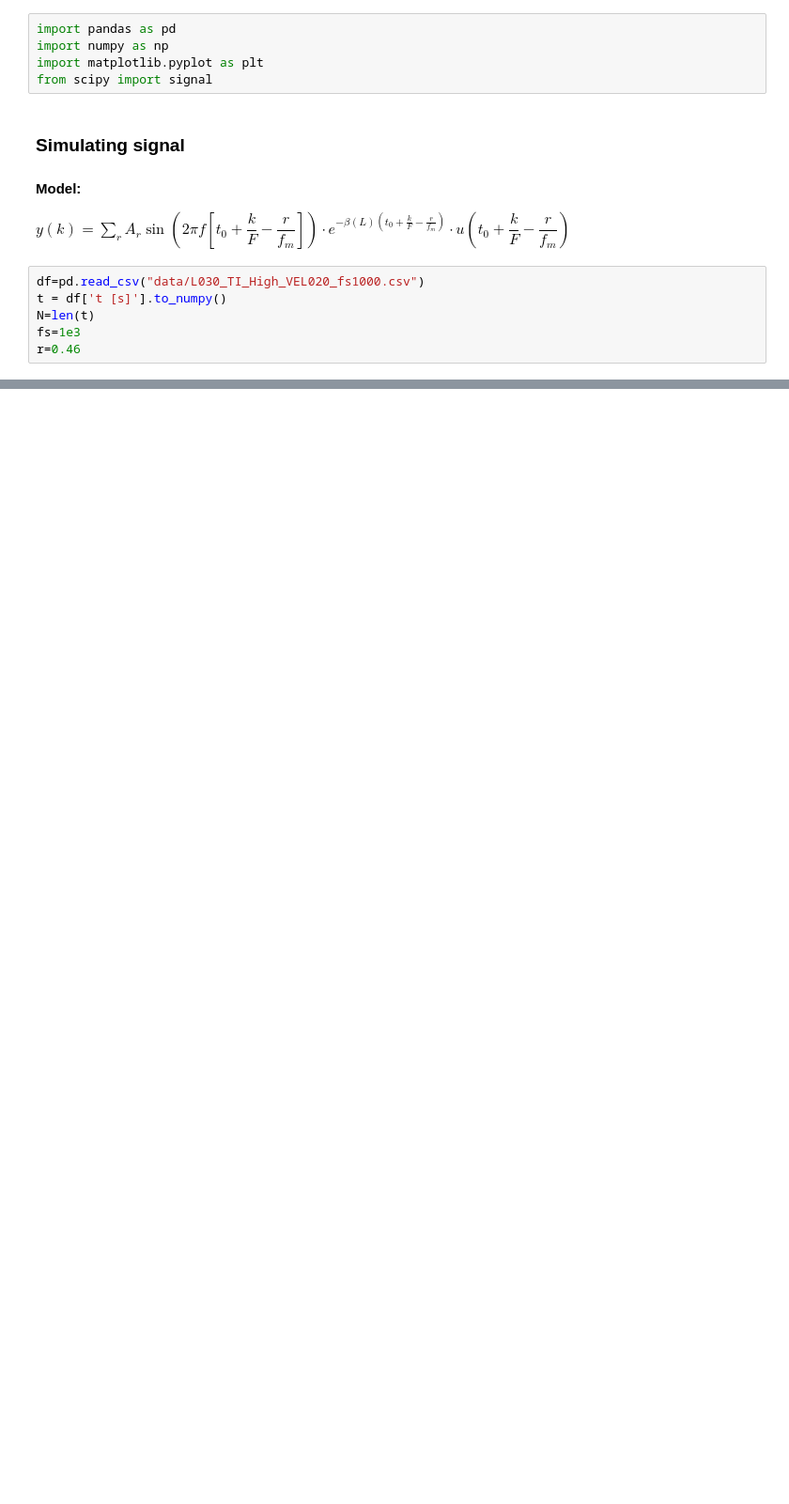
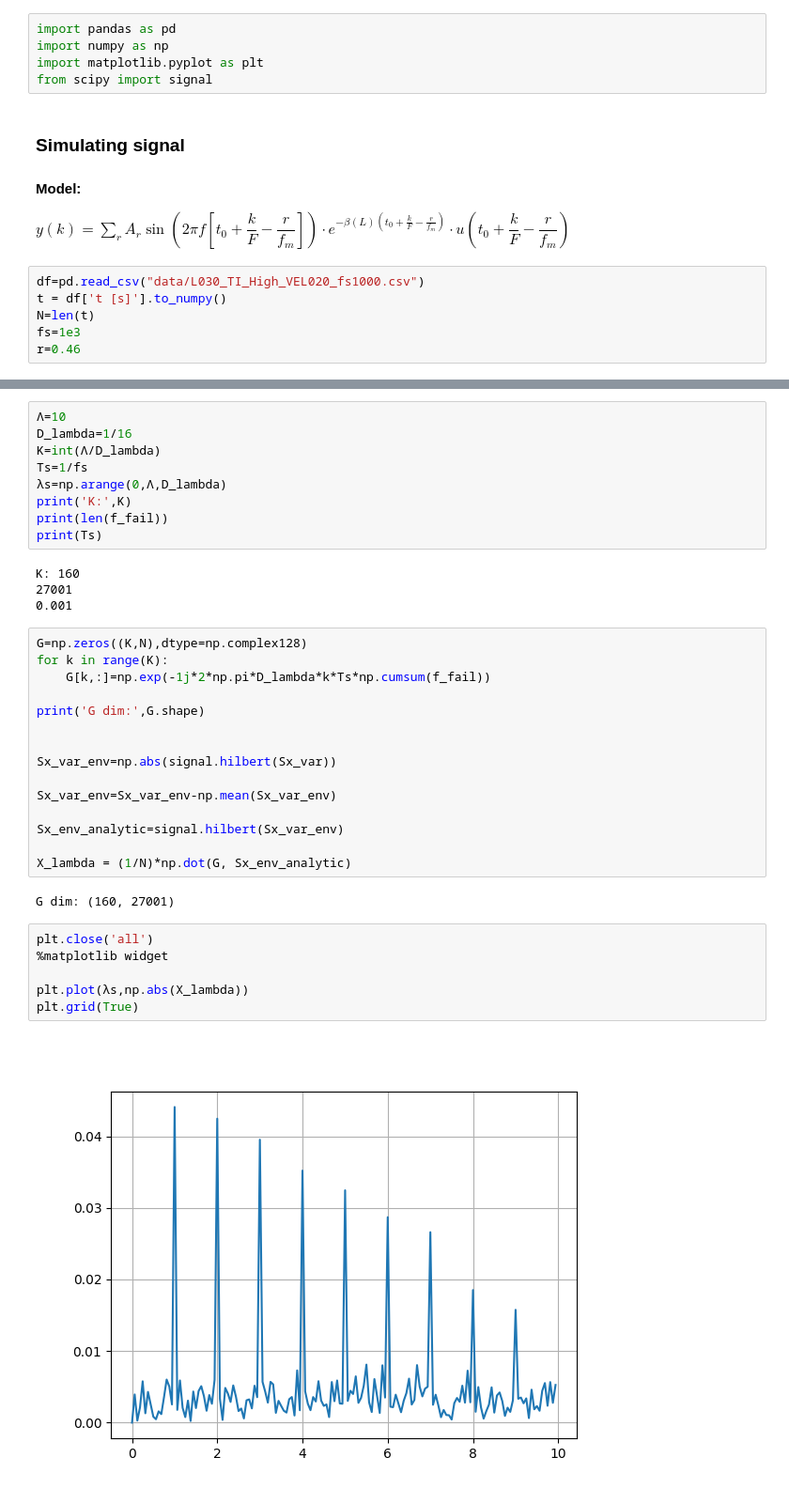
Before and after one commit to androdl96/FlatWheels, a Jupyter notebook: sim_model_programming.ipynb, the cells around one changed output, grey strips where cells are left out. Shown at 94% size. Saved outputs shown, nothing was run; the diff lists cells and outputs as text; blank space fills up the shorter version.

```diff
--- a/sim_model_programming.ipynb
+++ b/sim_model_programming.ipynb
@@ -92,0 +98,38 @@ plt.show()
+# %%
+Λ=10
+D_lambda=1/16
+K=int(Λ/D_lambda)
+Ts=1/fs
+λs=np.arange(0,Λ,D_lambda)
+print('K:',K)
+print(len(f_fail))
+print(Ts)
+# %% [output]
+K: 160
+27001
+0.001
+# %%
+G=np.zeros((K,N),dtype=np.complex128)
+for k in range(K):
+    G[k,:]=np.exp(-1j*2*np.pi*D_lambda*k*Ts*np.cumsum(f_fail))
+
+print('G dim:',G.shape)
+
+
+Sx_var_env=np.abs(signal.hilbert(Sx_var))
+
+Sx_var_env=Sx_var_env-np.mean(Sx_var_env)
+
+Sx_env_analytic=signal.hilbert(Sx_var_env)
+
+X_lambda = (1/N)*np.dot(G, Sx_env_analytic)
+# %% [output]
+G dim: (160, 27001)
+# %%
+plt.close('all')
+%matplotlib widget
+
+plt.plot(λs,np.abs(X_lambda))
+plt.grid(True)
+# %% [output]
+[figure, added]
```
Also changed, not shown: parts of 5 cells of this notebook.
